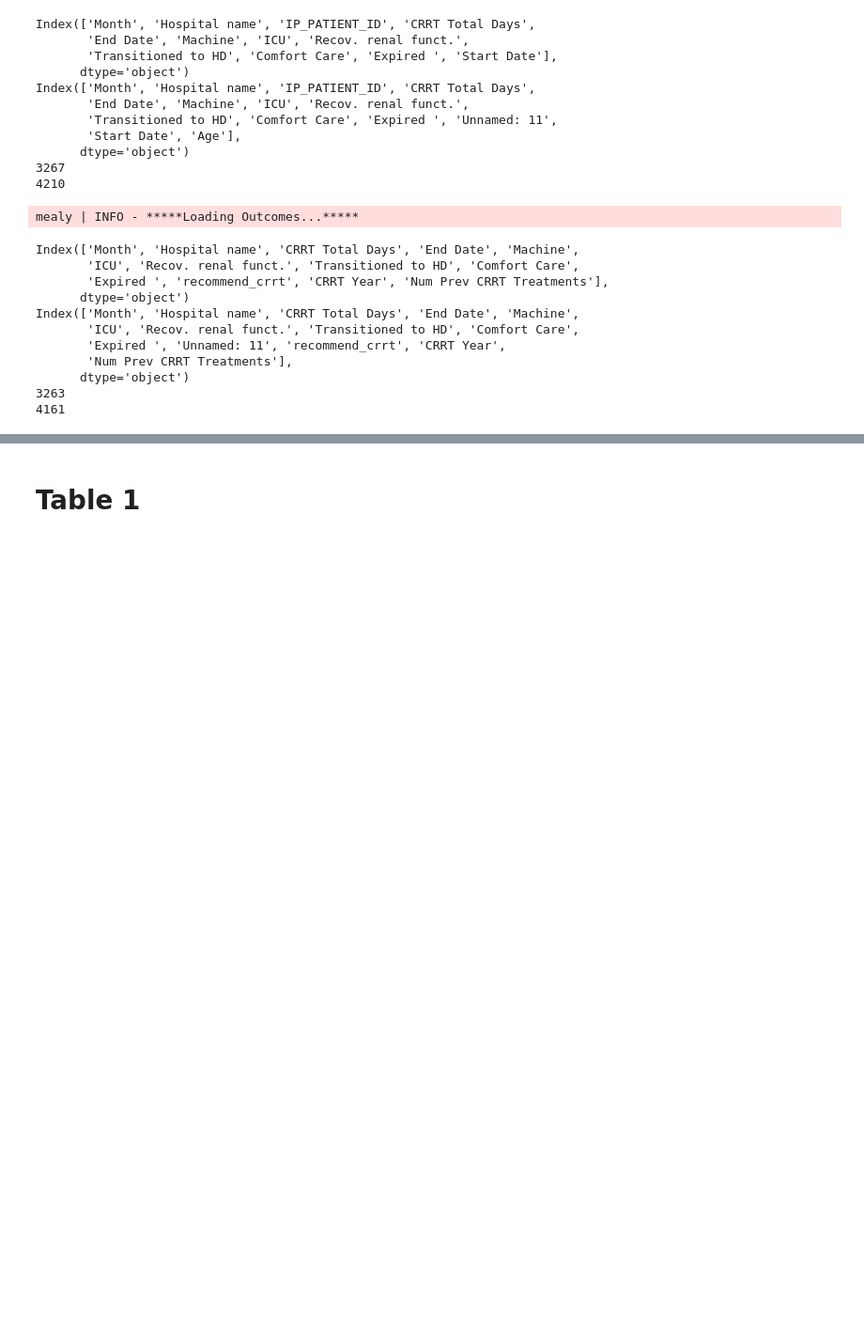
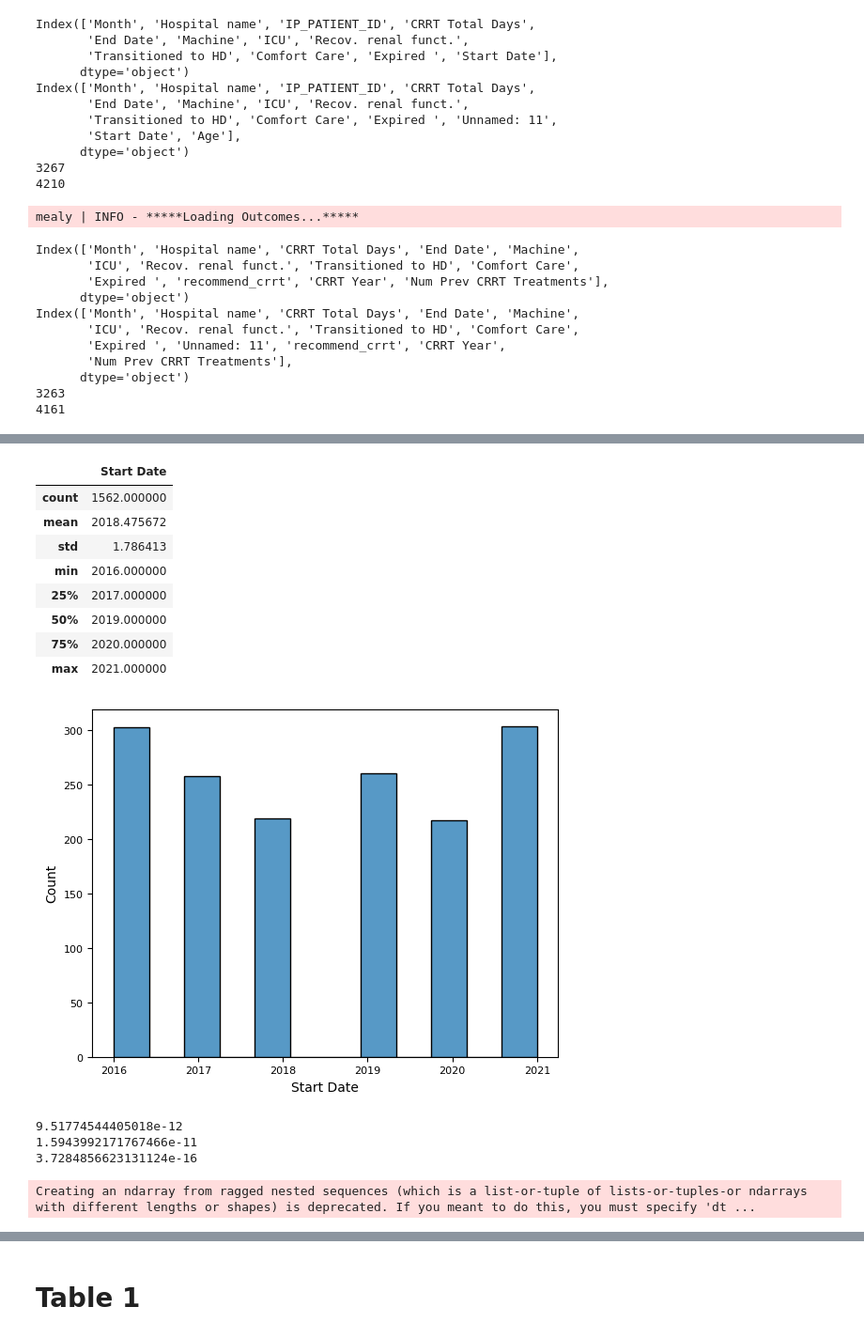
Before and after one commit to uclamii/CRRT, a Jupyter notebook: notebooks/cedars_outcomes_and_feat.ipynb, the cells around one changed output, grey strips where cells are left out. Shown at 94% size. Drawn from its saved outputs; the diff is of its cells as text; code cells hidden in the pictures; blank space fills up the shorter version.

```diff
--- a/notebooks/cedars_outcomes_and_feat.ipynb
+++ b/notebooks/cedars_outcomes_and_feat.ipynb
@@ -74,0 +177,20 @@ Index(['Month', 'Hospital name', 'CRRT Total Days', 'End Date', 'Machine',
+# %%
+from data.load import load_procedures, construct_outcomes
+from functools import reduce
+from pandas import merge
+
+procedures_df = load_procedures(args.ucla_control_data_dir, aggregate=False)
+outcomes_control = construct_outcomes(procedures_df, ["IP_PATIENT_ID", "Start Date"],random_state=args.seed, filter_year=True)
+
+id_mappings = pd.read_csv(
+        join(
+            args.ucla_control_data_dir,
+            "Case_to_Control_Cross_Reference.txt",
+        )
+    )
+outcomes_control = outcomes_control[
+    outcomes_control.index.get_level_values(0).isin(id_mappings["IP_PATIENT_ID_CONTROL"])
+]
+
+print(len(outcomes_control))
+print(outcomes_control.columns)
@@ -74,0 +239,35 @@ Index(['Month', 'Hospital name', 'CRRT Total Days', 'End Date', 'Machine',
+# %%
+# UCLA Controls
+control_years = outcomes_control.index.get_level_values(1).year
+# control_years = (outcomes_control.index.get_level_values(1).year-2014)*30+outcomes_control.index.get_level_values(1).day
+# control_years = (outcomes_control.index.get_level_values(1)[(outcomes_control.index.get_level_values(1).year.values>2015) & (outcomes_control.index.get_level_values(1).year.values<2022) ].year)
+# control_years = (outcomes_control.index.get_level_values(1)[(outcomes_control.index.get_level_values(1).year.values>2015) & (outcomes_control.index.get_level_values(1).year.values<2022) ].year - 2016)*30  + outcomes_control.index.get_level_values(1)[(outcomes_control.index.get_level_values(1).year.values>2015) & (outcomes_control.index.get_level_values(1).year.values<2022) ].day
+sns.histplot(control_years)
+controls_counts = control_years.value_counts()
+control_years.to_frame().describe()
+# %% [output]
+|  | Start Date |
+| count | 1562.000000 |
+| mean | 2018.475672 |
+| std | 1.786413 |
+| min | 2016.000000 |
+| 25% | 2017.000000 |
+| 50% | 2019.000000 |
+| 75% | 2020.000000 |
+| max | 2021.000000 |
+[figure, added]
+# %%
+from scipy import stats
+table = np.array([ucla_counts.sort_index().values, controls_counts.sort_index().values])
+print(stats.mannwhitneyu(ucla_years,
+               control_years).pvalue)
+print(stats.ranksums(ucla_years,
+               control_years).pvalue)
+print(stats.kstest(ucla_years,
+               control_years).pvalue)
+# print(stats.chi2_contingency(table.T))
+# %% [output]
+9.51774544405018e-12
+1.5943992171767466e-11
+3.7284856623131124e-16
+Creating an ndarray from ragged nested sequences (which is a list-or-tuple of lists-or-tuples-or ndarrays with different lengths or shapes) is deprecated. If you meant to do this, you must specify 'dt ...
```
Also changed, not shown: parts of 116 cells of this notebook.
